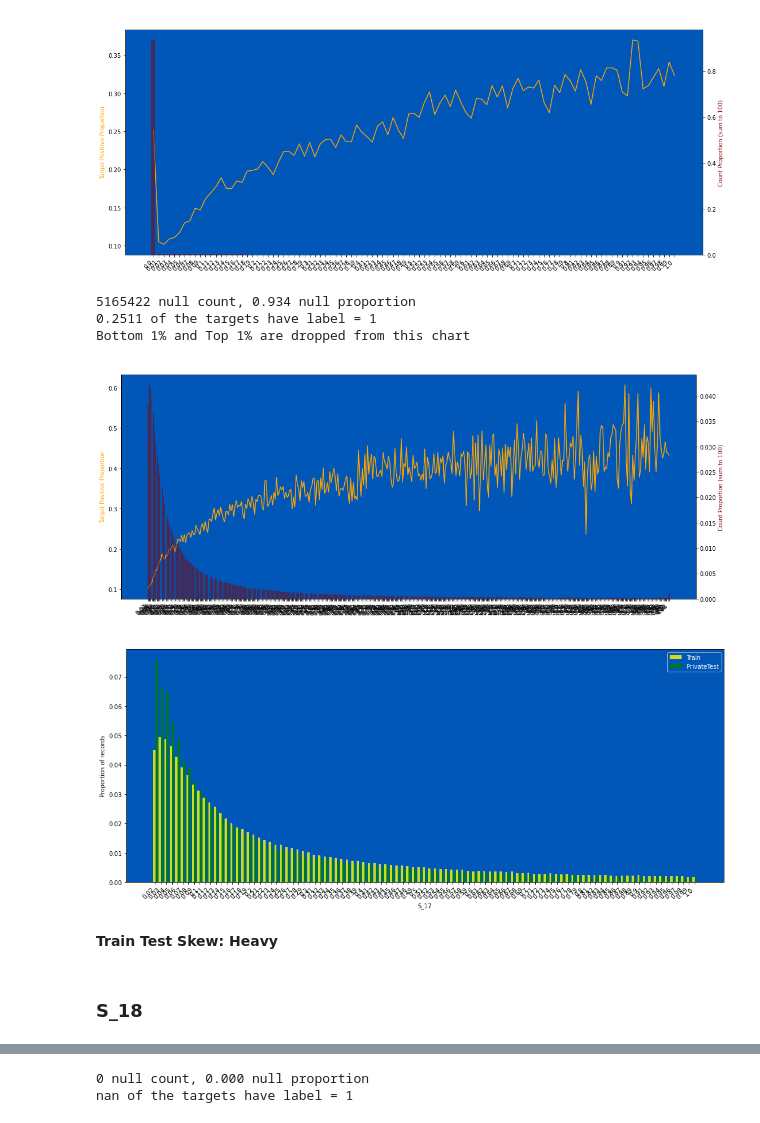
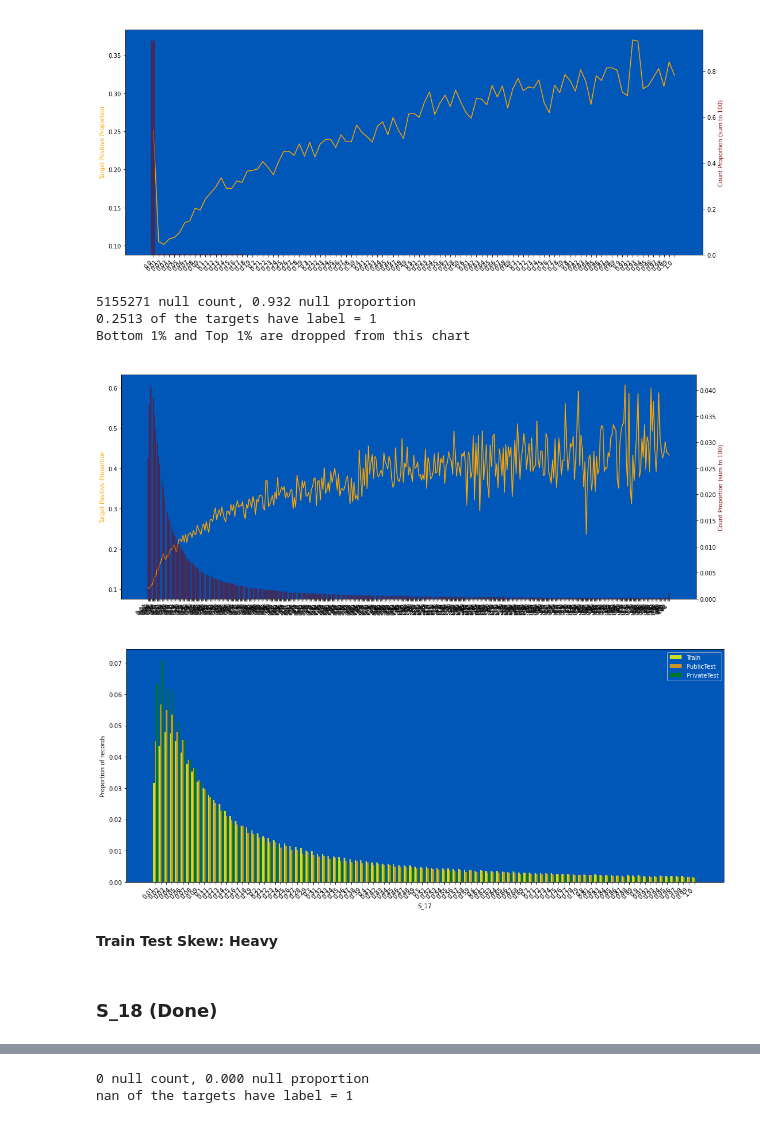
Before and after one commit to waikey-lee/kaggle-amex, a Jupyter notebook: notebooks/1a.clean_spend_payment.ipynb, the cells around one changed output, grey strips where cells are left out. Saved outputs shown, nothing was run; the diff lists cells and outputs as text; code cells hidden in the pictures.

```diff
--- a/notebooks/1a.clean_spend_payment.ipynb
+++ b/notebooks/1a.clean_spend_payment.ipynb
@@ -447,6 +360,16 @@ check_binning(train, "S_11", end=50)
 # %%
 for df in df_list:
     df["S_11"] = (df["S_11"] / 0.04).round(0)
+# %%
+s11_min_max_df = train.groupby("customer_ID").agg(
+    s11_max=("S_11", "max"),
+    s11_min=("S_11", "min")
+)
+# %%
+t = s11_min_max_df.loc[s11_min_max_df["s11_max"] == s11_min_max_df["s11_min"]]
+sus_cid_list = t.loc[t["s11_max"] == 7].index.tolist()
+# %%
+train.loc[train["customer_ID"].isin(sus_cid_list), "S_11"] = np.nan
 # %%
 plot_target_check(train, "S_11", q=50, use_raw_bin=True, nunique_thr=5000, strfy_x=True)
 # %% [output]
@@ -722,22 +597,25 @@ df_list = fill_nans(df_list, col="S_17", method="point", tuple_of_values=(0, 0.0
 # %%
-s17_summary = plot_target_check(train, "S_17", q=50, use_raw_bin=True, nunique_thr=1500, strfy_x=True, return_df=True)
+plot_target_check(train, "S_17", q=50, use_raw_bin=True, nunique_thr=1500, strfy_x=True)
 # %% [output]
-5165422 null count, 0.934 null proportion
-0.2511 of the targets have label = 1
+5155271 null count, 0.932 null proportion
+0.2513 of the targets have label = 1
 Bottom 1% and Top 1% are dropped from this chart
-[figure, old version]
+[figure, new version]
 # %%
 plot_train_test_distribution(
-    [train.loc[train["S_17"] <= 1],
-    private_test.loc[private_test["S_17"] <= 1]],
+    [
+        train.loc[train["S_17"] <= 1],
+        public_test.loc[public_test["S_17"] <= 1],
+        private_test.loc[private_test["S_17"] <= 1]
+    ],
     "S_17",
     nunique_thr=15000,
     without_drop_tail=True
 )
 # %% [output]
-[figure, old version]
+[figure, new version]
 # %% [markdown]
 **Train Test Skew: Heavy**
 # %% [markdown]
-### S_18
+### S_18 (Done)
 # %%
```
Also changed, not shown: parts of 109 cells of this notebook.
